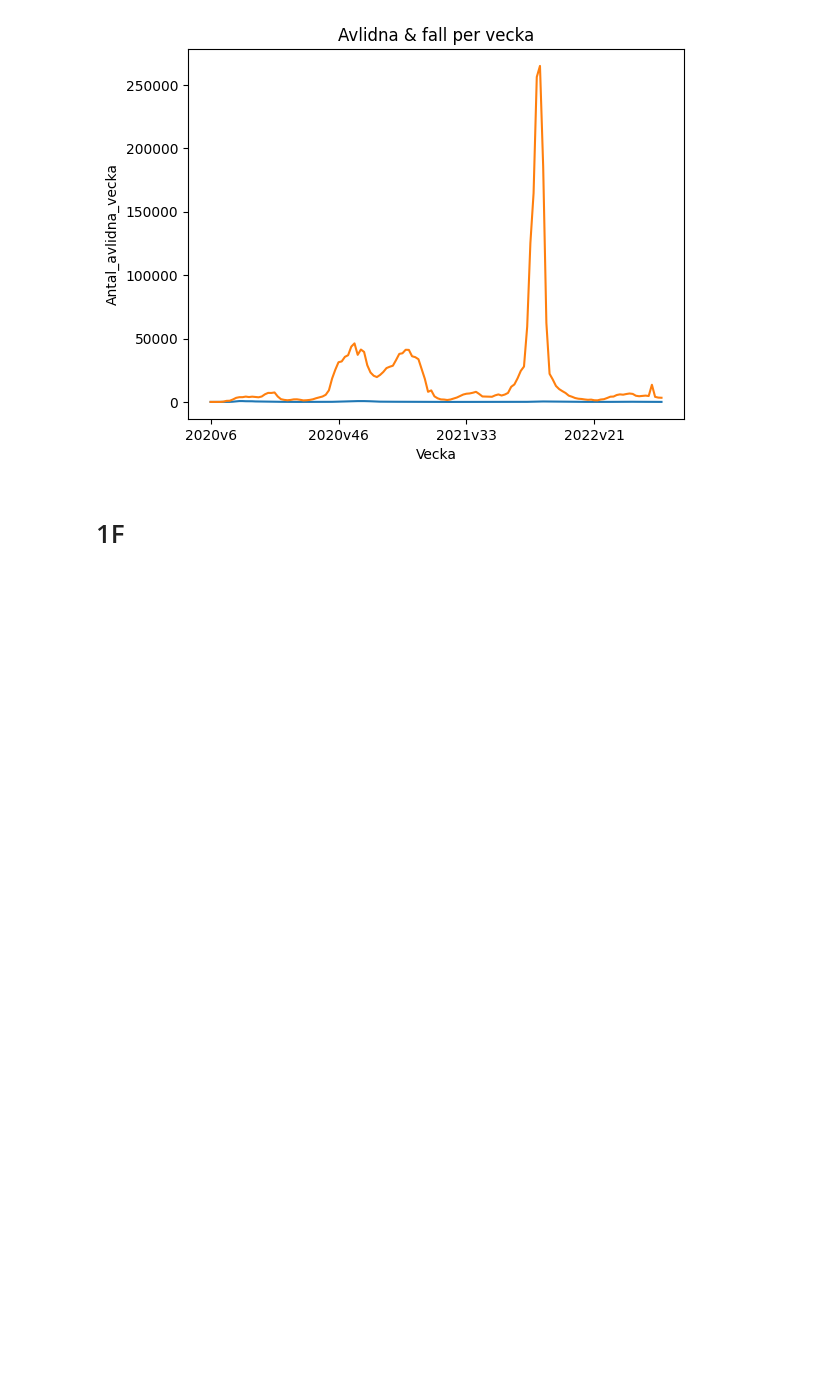
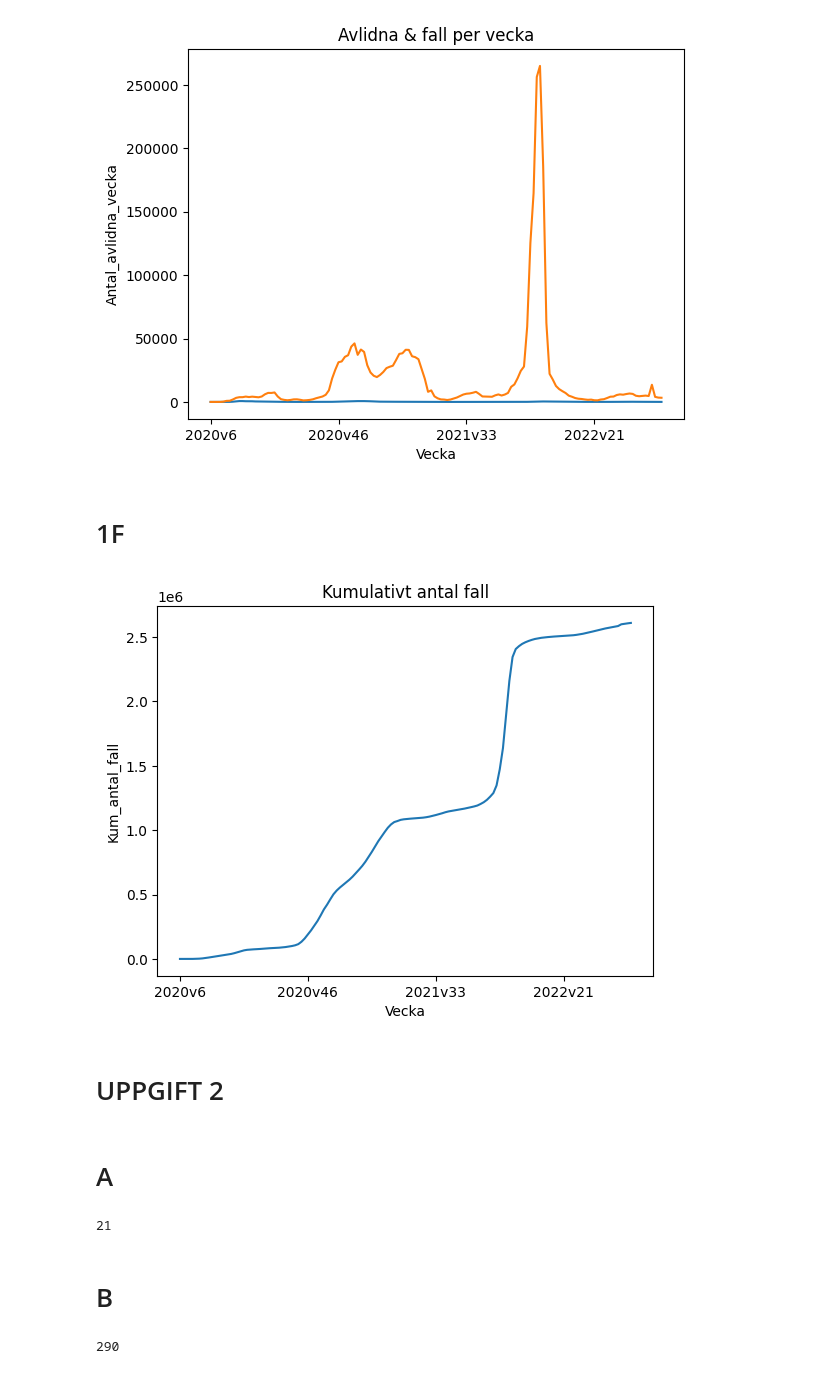
Before and after one commit to Danneftw1/Databehandling-Daniel-Nilsson, a Jupyter notebook: Exercises-Data-Behandling/Labb.ipynb, the cells around one changed output. Saved outputs shown, nothing was run; the diff lists cells and outputs as text; code cells hidden in the pictures; blank space fills up the shorter version.

```diff
--- a/Exercises-Data-Behandling/Labb.ipynb
+++ b/Exercises-Data-Behandling/Labb.ipynb
@@ -87,9 +33,6 @@ covid_stats["Vecka"]
 covid_stats["Vecka"] = covid_stats['år'].astype(str) + "v" + covid_stats["veckonummer"].astype(str)
 covid_stats["Vecka"].reset_index(drop=True,inplace=True)
 covid_stats["Vecka"]
-# %%
-covid_stats['Vecka'] = covid_stats['Vecka'].apply(lambda x: int(x.replace(u'v',' ')))
-covid_stats['Vecka']
 # %% [markdown]
 # 1C
 # %%
@@ -127,3 +70,32 @@ ax.xaxis.set_major_locator(plt.MaxNLocator(5))
 [figure]
 # %% [markdown]
 # 1F
+# %%
+kum_antal_fall = covid_stats["Kum_antal_fall"]
+
+ax = plt.axes()
+sns.lineplot(x = weeknumbers, y = kum_antal_fall, ax = ax)
+ax.set(title = "Kumulativt antal fall")
+ax.xaxis.set_major_locator(plt.MaxNLocator(5))
+# %% [output]
+[figure, added]
+# %% [markdown]
+# UPPGIFT 2
+# %% [markdown]
+# A
+# %%
+vaccin = pd.read_excel("../Data/vaccine.xlsx", sheet_name="Vaccinerade kommun och ålder")
+
+len(vaccin["Län"].drop_duplicates())
+
+# Det är alltså 21 län representerade
+# %% [output]
+21
+# %% [markdown]
+# B
+# %%
+len(vaccin["Kommun"].drop_duplicates())
+
+# 290 kommun representerade
+# %% [output]
+290
```
Also changed, not shown: parts of 14 cells of this notebook, 1 other file.
